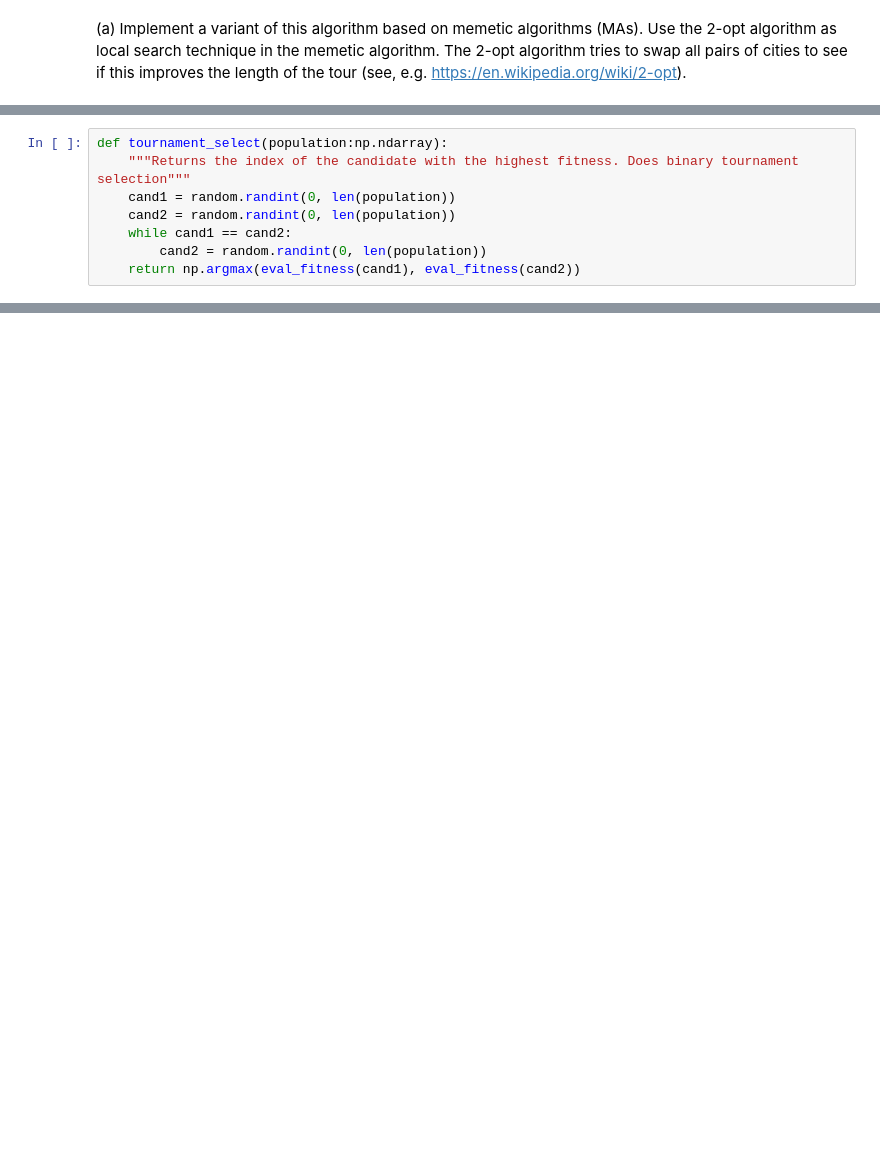
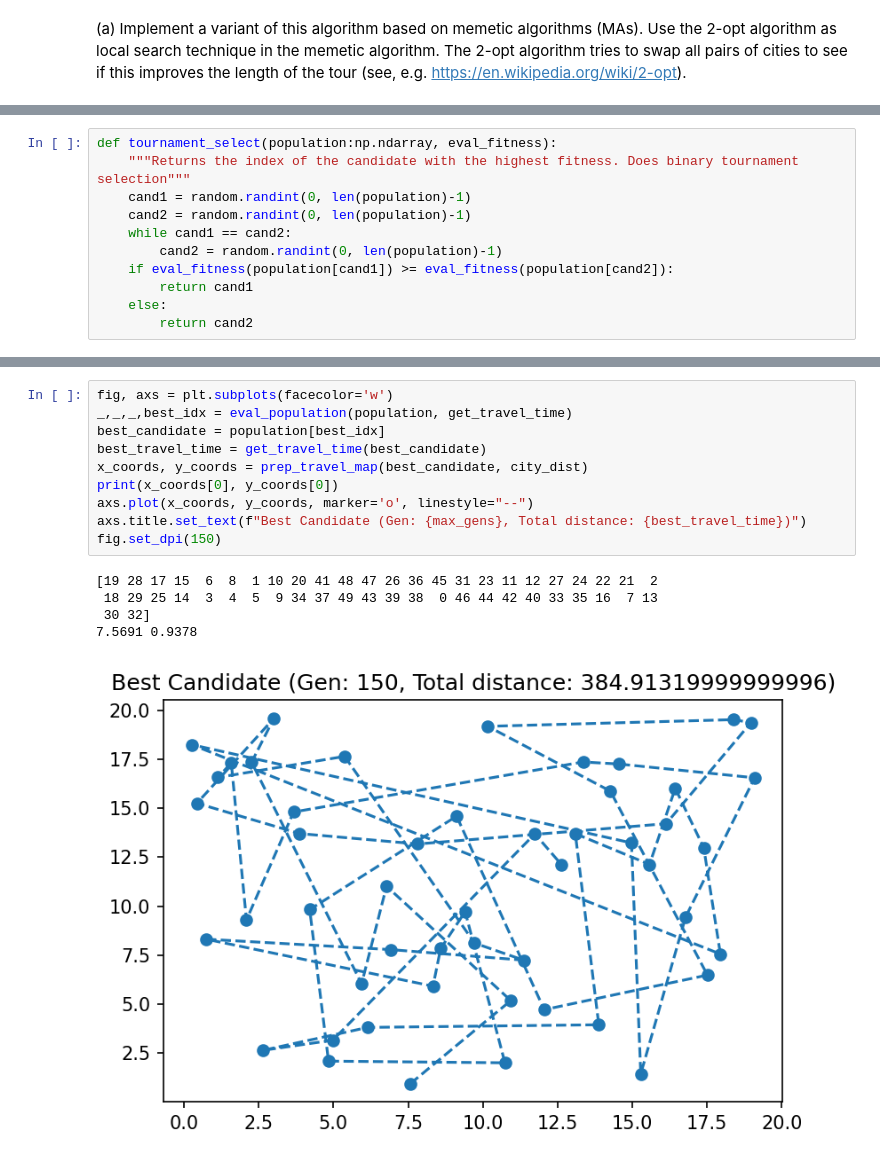
Before and after one commit to JanSchering/natural_computing, a Jupyter notebook: assignment_1/Ex6.ipynb, the cells around one changed output, grey strips where cells are left out. Saved outputs shown, nothing was run; the diff lists cells and outputs as text; blank space fills up the shorter version.

```diff
--- a/assignment_1/Ex6.ipynb
+++ b/assignment_1/Ex6.ipynb
@@ -103,8 +109,11 @@ array([[0, 3, 2, 1, 4],
 # %%
-def tournament_select(population:np.ndarray):
+def tournament_select(population:np.ndarray, eval_fitness):
     """Returns the index of the candidate with the highest fitness. Does binary tournament selection"""
-    cand1 = random.randint(0, len(population))
-    cand2 = random.randint(0, len(population))
+    cand1 = random.randint(0, len(population)-1)
+    cand2 = random.randint(0, len(population)-1)
     while cand1 == cand2:
-        cand2 = random.randint(0, len(population))
-    return np.argmax(eval_fitness(cand1), eval_fitness(cand2))
+        cand2 = random.randint(0, len(population)-1)
+    if eval_fitness(population[cand1]) >= eval_fitness(population[cand2]):
+        return cand1
+    else:
+        return cand2
@@ -111,2 +185,18 @@ def tournament_select(population:np.ndarray):
+# %%
+fig, axs = plt.subplots(facecolor='w')
+_,_,_,best_idx = eval_population(population, get_travel_time)
+best_candidate = population[best_idx]
+best_travel_time = get_travel_time(best_candidate)
+x_coords, y_coords = prep_travel_map(best_candidate, city_dist)
+print(x_coords[0], y_coords[0])
+axs.plot(x_coords, y_coords, marker='o', linestyle="--")
+axs.title.set_text(f"Best Candidate (Gen: {max_gens}, Total distance: {best_travel_time})")
+fig.set_dpi(150)
+# %% [output]
+[19 28 17 15  6  8  1 10 20 41 48 47 26 36 45 31 23 11 12 27 24 22 21  2
+ 18 29 25 14  3  4  5  9 34 37 49 43 39 38  0 46 44 42 40 33 35 16  7 13
+ 30 32]
+7.5691 0.9378
+[figure, added]
 # %%
 def two_opt_swap(phen:List[int], i:int, k:int) -> List[int]:
```
Also changed, not shown: parts of 10 cells of this notebook.
